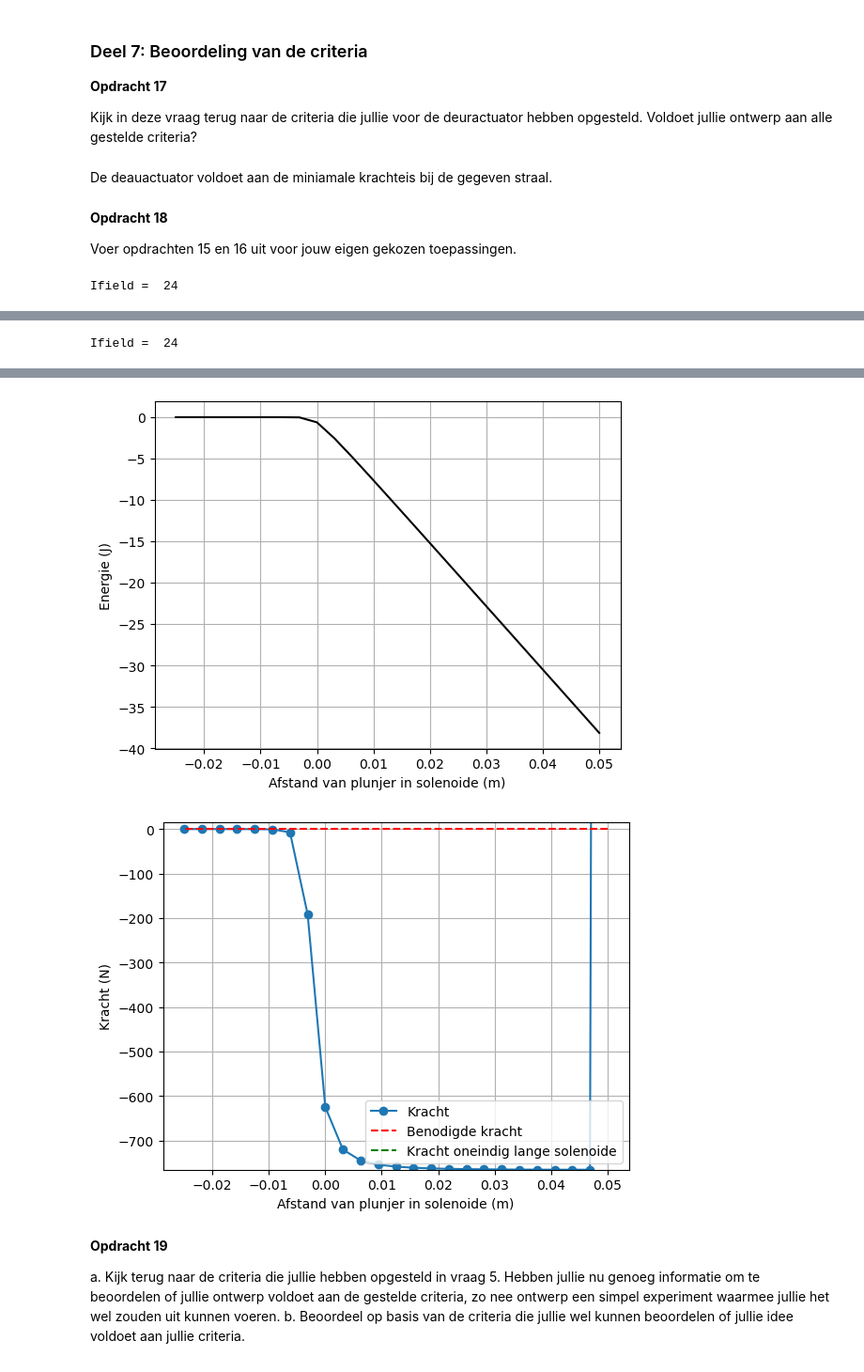
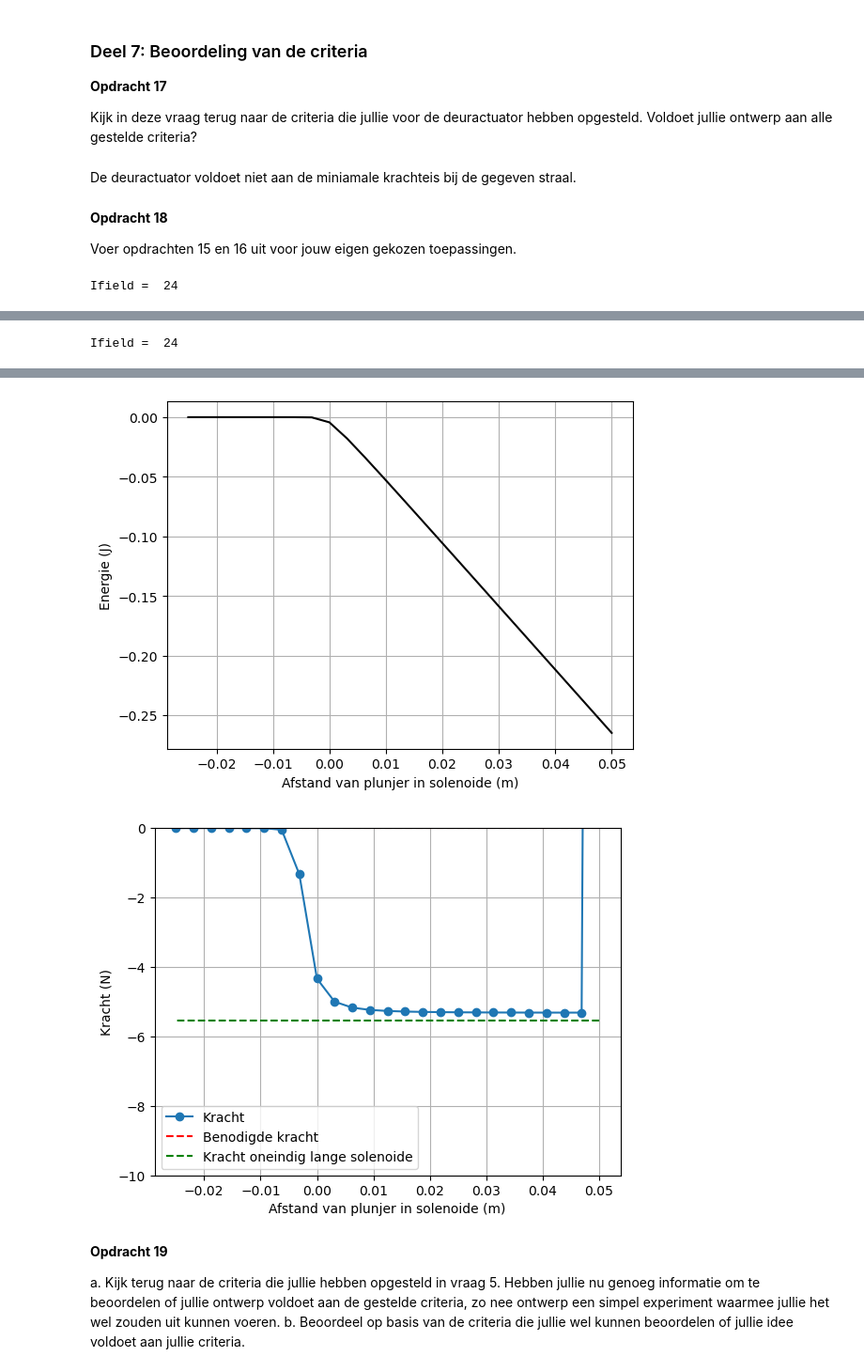
Before and after one commit to beanmachine123/opdrachten-DEF-D, a Jupyter notebook: 2KrachtactuatorOpdracht/2KrachtactuatorOpdracht/KrachtactuatorOpdracht.ipynb, the cells around one changed output, grey strips where cells are left out. Shown at 94% size. Cells and saved outputs as stored; diff of their text form; code cells hidden in the pictures.

```diff
--- a/2KrachtactuatorOpdracht/2KrachtactuatorOpdracht/KrachtactuatorOpdracht.ipynb
+++ b/2KrachtactuatorOpdracht/2KrachtactuatorOpdracht/KrachtactuatorOpdracht.ipynb
@@ -463,10 +463,12 @@ a. Bereken het aantal omwentelingen van je draad, hierbij mag je aannemen dat de
 b. Bereken de $x$, $y$ en $z$ coordinaten.\
 c. Bereken de spoed, in eenheden van aantal omwentelingen per meter, en print dit.
 # %%
-l_draad = 14 # Lengte draad, test
-r_sol = 0.01 # Straal solenoide, test
-L_sol = 0.05 # Lengte solenoide, test
-N = 200 # Aantal wikkeling, test
+l_draad = 14 # Lengte draad
+r_sol = 0.01 # Straal solenoide
+L_sol = 0.05 # Lengte solenoide
+N = 200 # Aantal punten
+
+I = I_deur
 
 #a)
 aantal_omwentelingen = l_draad/(2*np.pi*r_sol)
@@ -557,7 +559,7 @@ for i_field in range(n_ax):
 H_veld_ideaal= H_analytisch *np.ones(n_ax)*(1.0*(z_ax < L_sol/2))
 
 # dit is nog een aardige analytische uitdrukking die je kan uitrekenen voor de z-component op de as van een solenoide met eindige lengte
-H_veld_analytisch=(N*I/L_sol/2)*((L_sol/2-z_ax)/np.sqrt((z_ax- L_sol/2)**2 + r_sol**2)+(L_sol/2+z_ax)/np.sqrt((z_ax+ L_sol/2)**2 + r_sol**2))
+H_veld_analytisch=(aantal_omwentelingen*I_deur/L_sol/2)*((L_sol/2-z_ax)/np.sqrt((z_ax- L_sol/2)**2 + r_sol**2)+(L_sol/2+z_ax)/np.sqrt((z_ax+ L_sol/2)**2 + r_sol**2))
 
 plt.figure(figsize=[13,4])
 plt.subplot(131)
@@ -617,7 +619,7 @@ plt.ylim([min(force_numerical), 0])
 
 Kijk in deze vraag terug naar de criteria die jullie voor de deuractuator hebben opgesteld. Voldoet jullie ontwerp aan alle gestelde criteria?
 # %% [markdown]
-De deauactuator voldoet aan de miniamale krachteis bij de gegeven straal.
+De deuractuator voldoet niet aan de miniamale krachteis bij de gegeven straal.
 # %% [markdown]
 **Opdracht 18**
 
@@ -625,7 +627,7 @@ Voer opdrachten 15 en 16 uit voor jouw eigen gekozen toepassingen.
 # %%
 
 
-def krachtrespons(l_draad, r_sol, L_sol, N, F_nodig):
+def krachtrespons(l_draad, r_sol, L_sol, N, F_nodig, I):
     aantal_omwentelingen = l_draad/(2*np.pi*r_sol)# Aantal omwentelingen van de draad, berekend uit de lengte van de draad en de straal van de solenoide
     x,y,z = parametrisatie(N,r_sol,aantal_omwentelingen,L_sol)
     n = aantal_omwentelingen/L_sol
@@ -648,22 +650,20 @@ def krachtrespons(l_draad, r_sol, L_sol, N, F_nodig):
         # selecting the z-component
         H_ax[i_field,0]=Hsimulated[2]
 
-    H_veld_ideaal= H_analytisch *np.ones(n_ax)*(1.0*(z_ax < L_sol/2))
+    H_veld_ideaal= aantal_omwentelingen * I *np.ones(n_ax)*(1.0*(z_ax < L_sol/2))
 
     # dit is nog een aardige analytische uitdrukking die je kan uitrekenen voor de z-component op de as van een solenoide met eindige lengte
-    H_veld_analytisch=(N*I/L_sol/2)*((L_sol/2-z_ax)/np.sqrt((z_ax- L_sol/2)**2 + r_sol**2)+(L_sol/2+z_ax)/np.sqrt((z_ax+ L_sol/2)**2 + r_sol**2))
+    H_veld_analytisch=(aantal_omwentelingen*I/L_sol/2)*((L_sol/2-z_ax)/np.sqrt((z_ax- L_sol/2)**2 + r_sol**2)+(L_sol/2+z_ax)/np.sqrt((z_ax+ L_sol/2)**2 + r_sol**2))
 
     plt.figure(figsize=[13,4])
     plt.subplot(131)
     plt.title('z-component van B-veld')
     plt.plot(z_ax, H_veld_ideaal, '--r', label='ideaal')
     plt.plot(z_ax, H_veld_analytisch, 'g--', label='analytisch')
-    plt.plot(z_ax, H_ax, '-k', label='simulatie')
+    plt.plot(z_ax, 10*H_ax, '-k', label='simulatie')
     plt.xlabel('Afstand langs de as van de solenoide (m)')
-    plt.ylabel('B-veld (Tesla)')
+    plt.ylabel('H-veld (A/m)')
     plt.show
-
-    #H_ax = H_veld_analytisch
 
     Wz=-0.5*np.pi*r_sol**2*np.cumsum(np.flipud(H_ax)*mu_r*mu_0*np.flipud(H_ax))*(z_ax[1] - z_ax[0])
 
@@ -680,20 +680,20 @@ def krachtrespons(l_draad, r_sol, L_sol, N, F_nodig):
     plt.plot(L_sol/2 - z_ax, (-F_nodig)*np.ones(n_ax), '--r', label='Benodigde kracht')
     plt.plot(L_sol/2 - z_ax, force_analytical*np.ones(n_ax), '--g', label='Kracht oneindig lange solenoide')
     plt.xlabel('Afstand van plunjer in solenoide (m)'), plt.ylabel('Kracht (N)'), plt.grid(), plt.legend()
-    plt.ylim([min(force_numerical), F_nodig + 15])
+    plt.ylim([-10, 0])
 
 l_draad_vaatwas = 14 # Lengte draad
 r_sol_vaatwas = 0.01 # Straal solenoide
 L_sol_vaatwas = 0.05 # Lengte solenoide
 N_vaatwas = 200 # Aantal wikkeling
 
-krachtrespons(l_draad_vaatwas, r_sol_vaatwas, L_sol_vaatwas, N_vaatwas, 0.187)
+krachtrespons(l_draad_vaatwas, r_sol_vaatwas, L_sol_vaatwas, N_vaatwas, 0.187, I_vaat)
 
 l_draad_knakworst = 15 # Lengte draad
 r_sol_knakworst = 0.0075 # Straal solenoide
 L_sol_knakworst = 0.1 # Lengte solenoide
 N_knakworst = 200 # Aantal wikkeling
 
-krachtrespons(l_draad_knakworst, -r_sol_knakworst, L_sol_knakworst, N_knakworst, 6e-4)
+krachtrespons(l_draad_knakworst, r_sol_knakworst, L_sol_knakworst, N_knakworst, 6e-4, I_knak)
 # %% [output]
 Ifield =  24
@@ -705,5 +705,5 @@ Ifield =  24
-[figure, old version]
+[figure, new version]
-[figure, old version]
+[figure, new version]
 # %% [markdown]
 **Opdracht 19**
 
```
Also changed, not shown: parts of 5 cells of this notebook.
